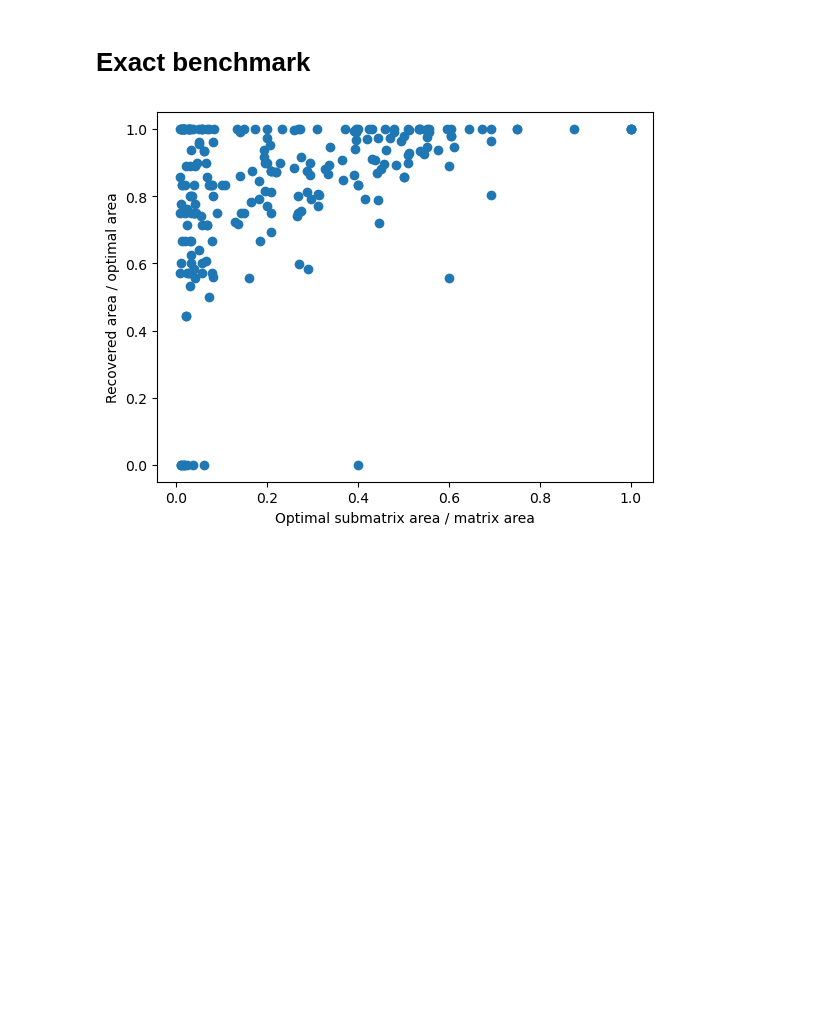
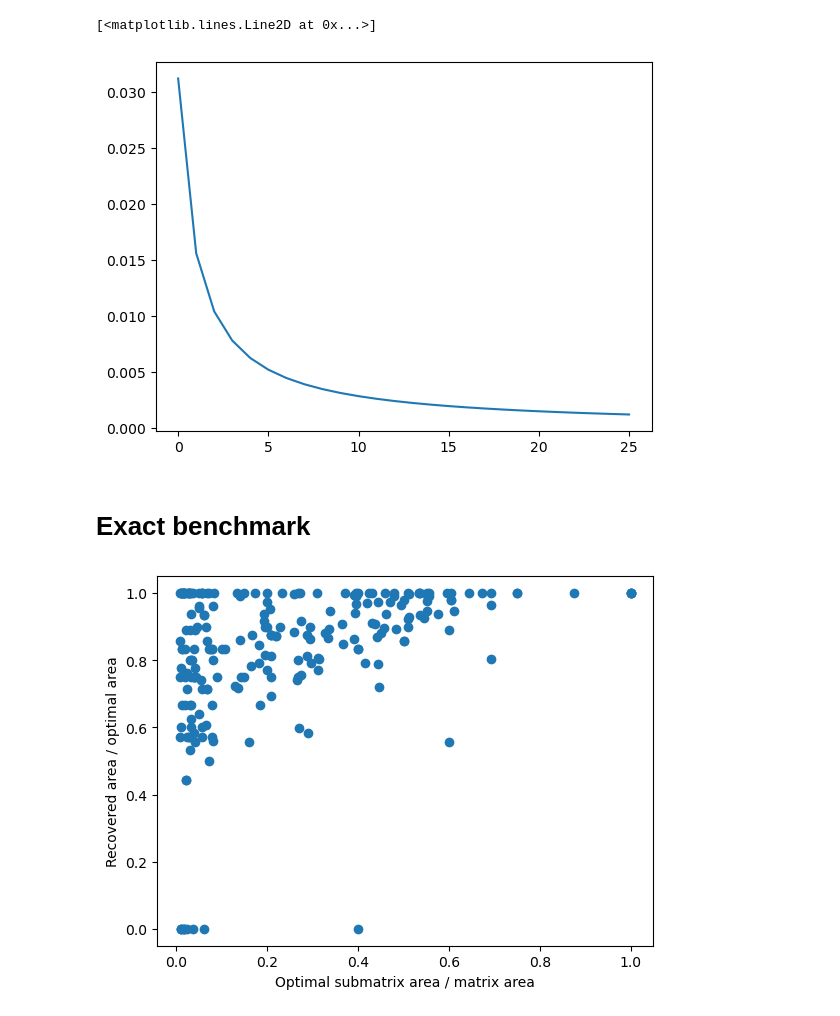
Before and after one commit to reebme/rabbit-holes, a Jupyter notebook: notebooks/01_complete_submatrix.ipynb, the cells around one changed output. Drawn from its saved outputs; the diff is of its cells as text; code cells hidden in the pictures; blank space fills up the shorter version.

```diff
--- a/notebooks/01_complete_submatrix.ipynb
+++ b/notebooks/01_complete_submatrix.ipynb
@@ -180,3 +295,8 @@ np.float64(105.7)
+# %%
+plt.plot(iter_info[32]["eff_lr"])
+# %% [output]
+[<matplotlib.lines.Line2D at 0x...>]
+[figure, added]
 # %% [markdown]
 # Exact benchmark
 # %%
```
Also changed, not shown: parts of 9 cells of this notebook.
